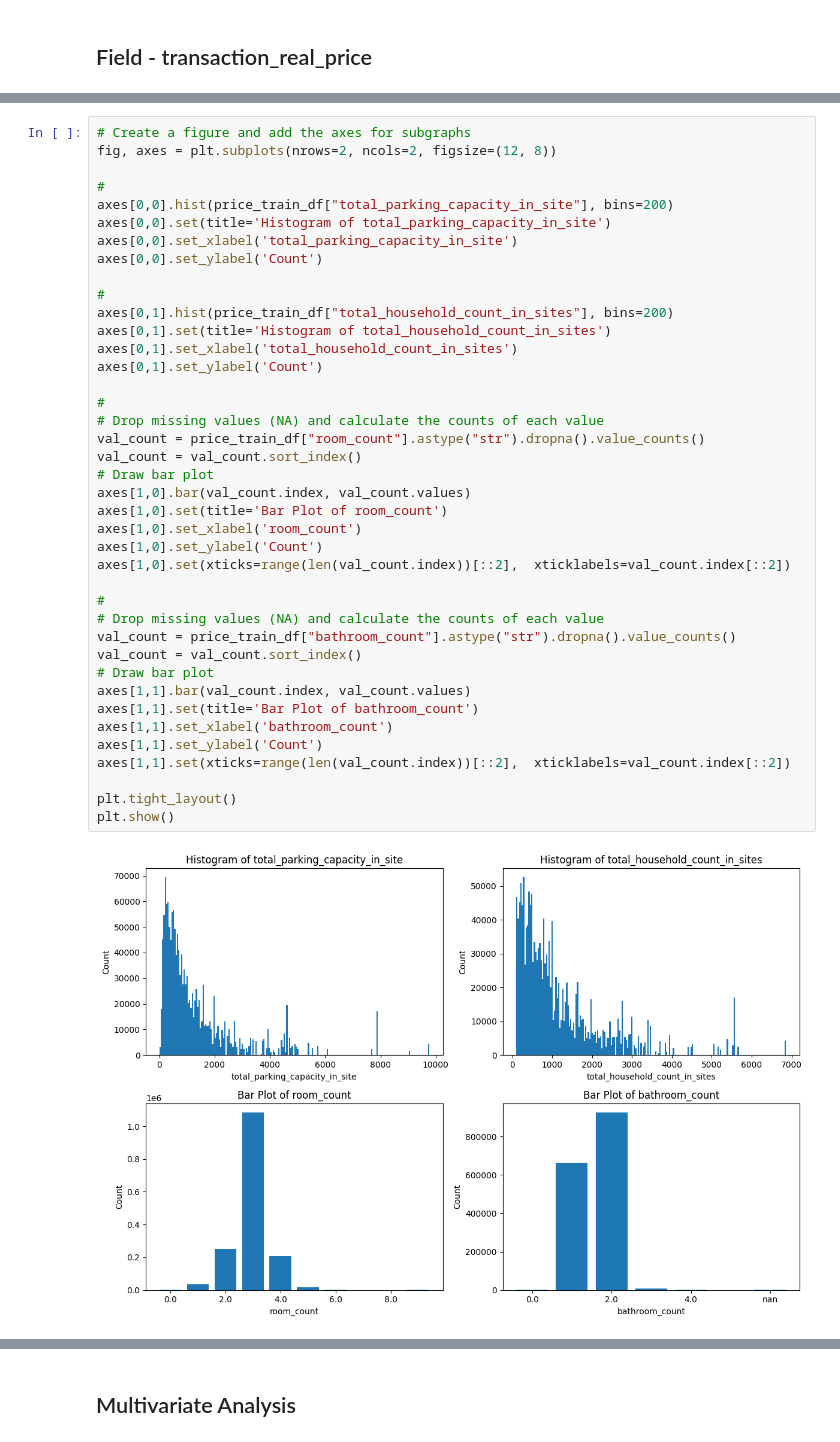
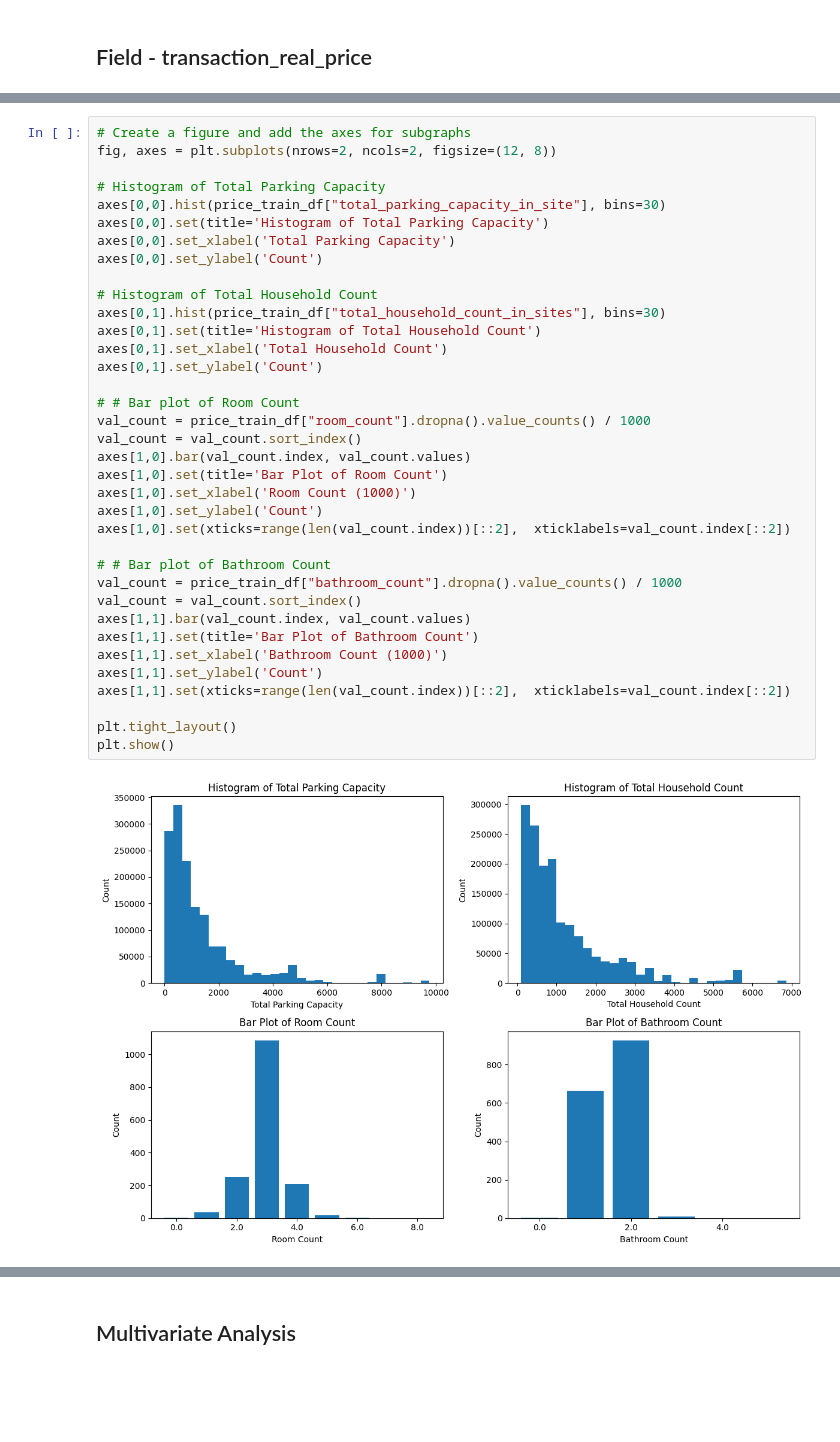
Before and after one commit to tklsimon/housing-price-prediction, a Jupyter notebook: STAT8017 Project.ipynb, the cells around one changed output, grey strips where cells are left out. Cells and saved outputs as stored; diff of their text form; blank space fills up the shorter version.

Commit message:
EDA - training set
Enrich - Univariable analysis

```diff
--- a/STAT8017 Project.ipynb
+++ b/STAT8017 Project.ipynb
@@ -241,42 +257,38 @@ plt.show()
 # %%
 # Create a figure and add the axes for subgraphs
 fig, axes = plt.subplots(nrows=2, ncols=2, figsize=(12, 8))
 
-#
-axes[0,0].hist(price_train_df["total_parking_capacity_in_site"], bins=200)
-axes[0,0].set(title='Histogram of total_parking_capacity_in_site')
-axes[0,0].set_xlabel('total_parking_capacity_in_site')
+# Histogram of Total Parking Capacity
+axes[0,0].hist(price_train_df["total_parking_capacity_in_site"], bins=30)
+axes[0,0].set(title='Histogram of Total Parking Capacity')
+axes[0,0].set_xlabel('Total Parking Capacity')
 axes[0,0].set_ylabel('Count')
 
-#
-axes[0,1].hist(price_train_df["total_household_count_in_sites"], bins=200)
-axes[0,1].set(title='Histogram of total_household_count_in_sites')
-axes[0,1].set_xlabel('total_household_count_in_sites')
+# Histogram of Total Household Count
+axes[0,1].hist(price_train_df["total_household_count_in_sites"], bins=30)
+axes[0,1].set(title='Histogram of Total Household Count')
+axes[0,1].set_xlabel('Total Household Count')
 axes[0,1].set_ylabel('Count')
 
-#
-# Drop missing values (NA) and calculate the counts of each value
-val_count = price_train_df["room_count"].astype("str").dropna().value_counts()
+# # Bar plot of Room Count
+val_count = price_train_df["room_count"].dropna().value_counts() / 1000
 val_count = val_count.sort_index()
-# Draw bar plot
 axes[1,0].bar(val_count.index, val_count.values)
-axes[1,0].set(title='Bar Plot of room_count')
-axes[1,0].set_xlabel('room_count')
+axes[1,0].set(title='Bar Plot of Room Count')
+axes[1,0].set_xlabel('Room Count (1000)')
 axes[1,0].set_ylabel('Count')
 axes[1,0].set(xticks=range(len(val_count.index))[::2],  xticklabels=val_count.index[::2])
 
-#
-# Drop missing values (NA) and calculate the counts of each value
-val_count = price_train_df["bathroom_count"].astype("str").dropna().value_counts()
+# # Bar plot of Bathroom Count
+val_count = price_train_df["bathroom_count"].dropna().value_counts() / 1000
 val_count = val_count.sort_index()
-# Draw bar plot
 axes[1,1].bar(val_count.index, val_count.values)
-axes[1,1].set(title='Bar Plot of bathroom_count')
-axes[1,1].set_xlabel('bathroom_count')
+axes[1,1].set(title='Bar Plot of Bathroom Count')
+axes[1,1].set_xlabel('Bathroom Count (1000)')
 axes[1,1].set_ylabel('Count')
 axes[1,1].set(xticks=range(len(val_count.index))[::2],  xticklabels=val_count.index[::2])
 
 plt.tight_layout()
 plt.show()
 # %% [output]
-[figure, old version]
+[figure, new version]
```
Also changed, not shown: parts of 13 cells of this notebook.
